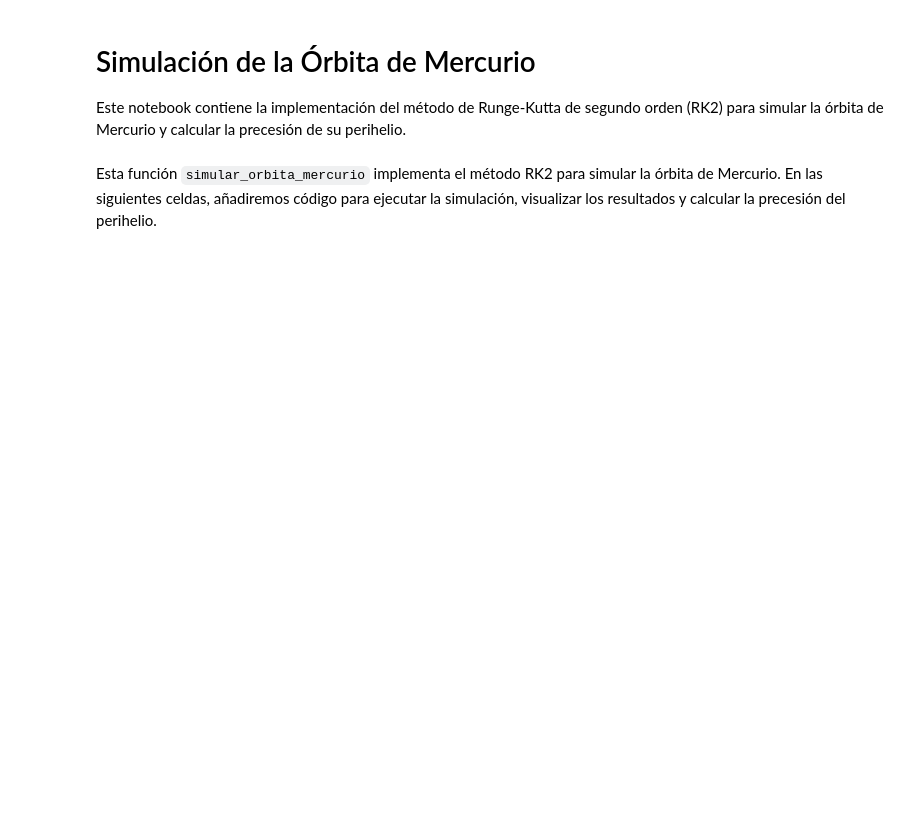
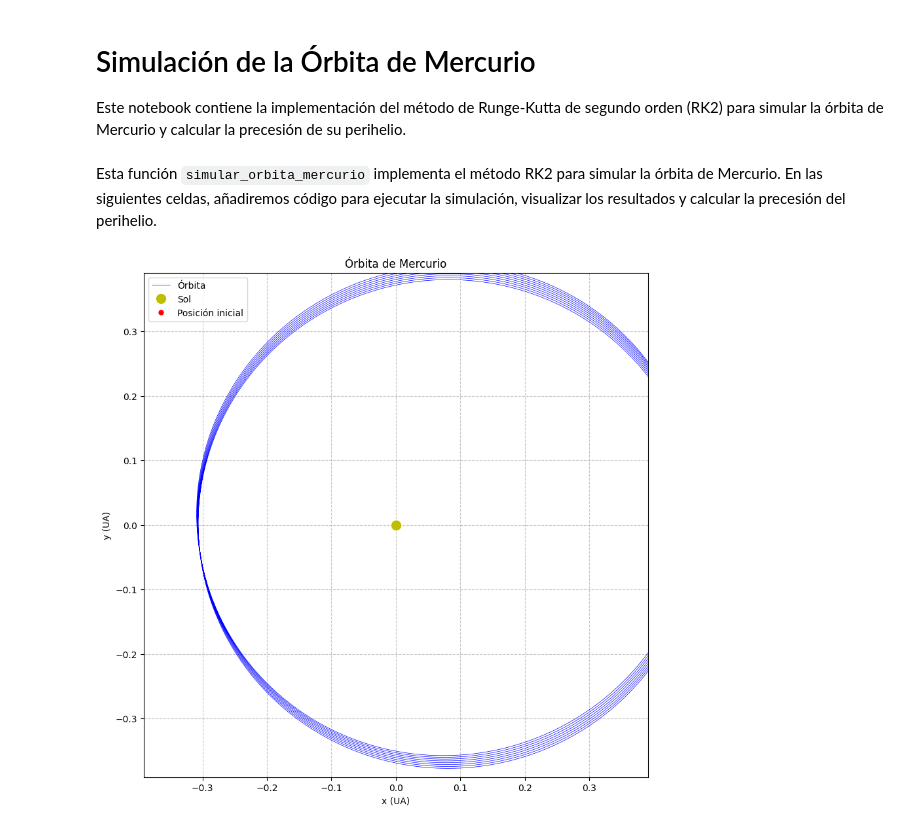
Before and after one commit to BrianDL/fisica_computacional, a Jupyter notebook: 2 - Perihelio de Mercurio/simulacion_mercurio.ipynb, the cells around one changed output. Drawn from its saved outputs; the diff is of its cells as text; code cells hidden in the pictures; blank space fills up the shorter version.

Commit message:
función de orbita funcionando

```diff
--- a/2 - Perihelio de Mercurio/simulacion_mercurio.ipynb
+++ b/2 - Perihelio de Mercurio/simulacion_mercurio.ipynb
@@ -127,0 +86,55 @@ print(f"Para alpha = {alpha_test}, la precesión es de {precesion:.2f} segundos
+# %%
+import matplotlib.pyplot as plt
+
+def plot_orbita(posiciones, titulo="Órbita de Mercurio"):
+    # Extraer las coordenadas x e y de las posiciones
+    x = [pos[0] for pos in posiciones]
+    y = [pos[1] for pos in posiciones]
+
+    # Crear la figura y los ejes
+    fig, ax = plt.subplots(figsize=(10, 10))
+
+    # Plotear la órbita
+    ax.plot(x, y, 'b-', linewidth=0.5, label='Órbita')
+
+    # Plotear el Sol
+    ax.plot(0, 0, 'yo', markersize=10, label='Sol')
+
+    # Plotear la posición inicial de Mercurio
+    ax.plot(x[0], y[0], 'ro', markersize=5, label='Posición inicial')
+
+    # Configurar los límites de los ejes
+    max_range = max(max(x) - min(x), max(y) - min(y))
+    ax.set_xlim(-(max_range/2), max_range/2)
+    ax.set_ylim(-(max_range/2), max_range/2)
+
+    # Configurar etiquetas y título
+    ax.set_xlabel('x (UA)')
+    ax.set_ylabel('y (UA)')
+    ax.set_title(titulo)
+
+    # Añadir leyenda
+    ax.legend()
+
+    # Añadir una cuadrícula
+    ax.grid(True, linestyle='--', alpha=0.7)
+
+    # Hacer que los ejes sean iguales para mantener la forma circular
+    ax.set_aspect('equal', 'box')
+
+    # Mostrar el gráfico
+    plt.show()
+
+# Ejemplo de uso:
+# Primero, ejecutamos la simulación
+tiempos, posiciones, velocidades = simular_orbita_mercurio(alpha= 0.0008)
+
+
+#print("Tiempos", tiempos)
+#print("posiciones", posiciones)
+#print("velocidades", velocidades)
+
+# Luego, ploteamos la órbita
+plot_orbita(posiciones)
+# %% [output]
+[figure, added]
```
Also changed, not shown: parts of 3 cells of this notebook.
